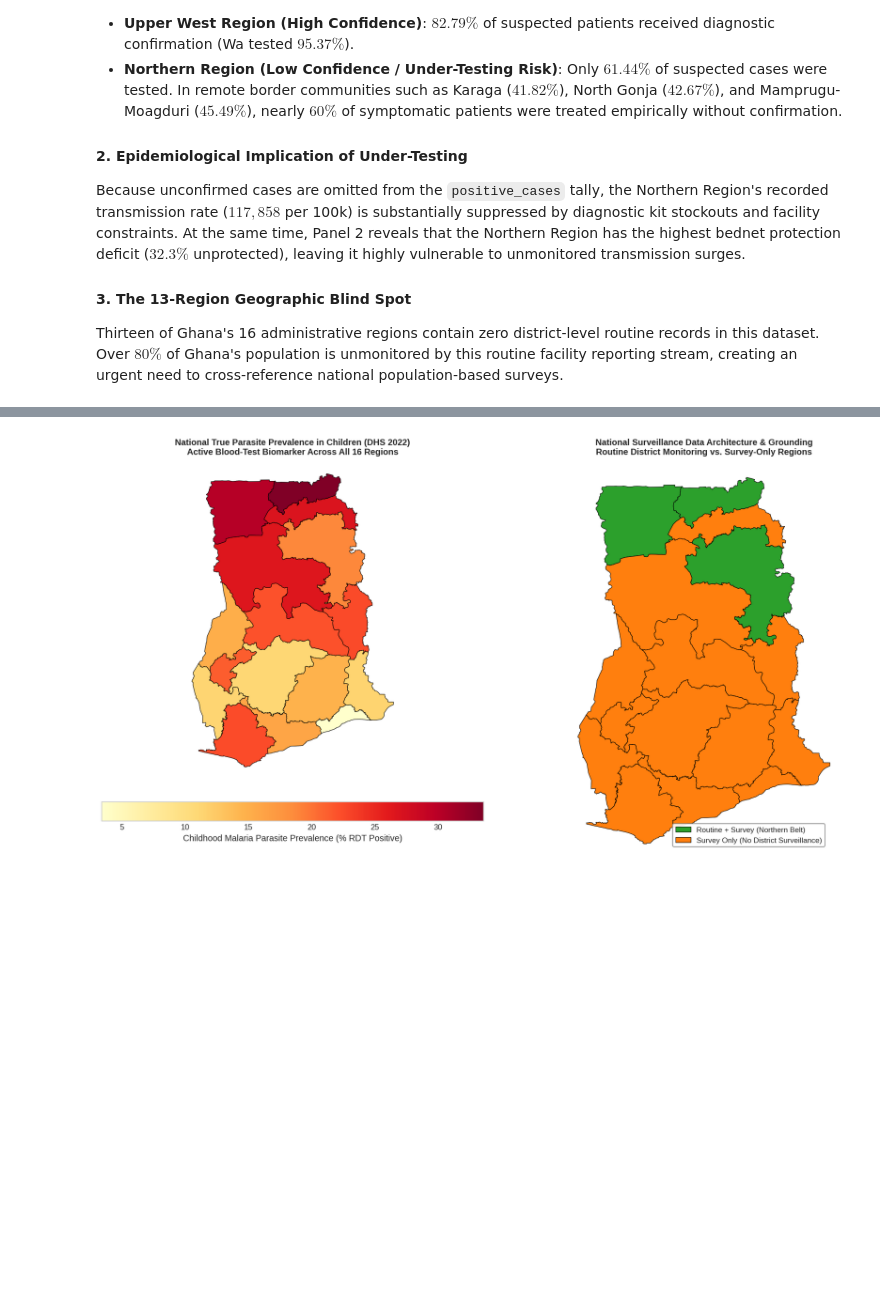
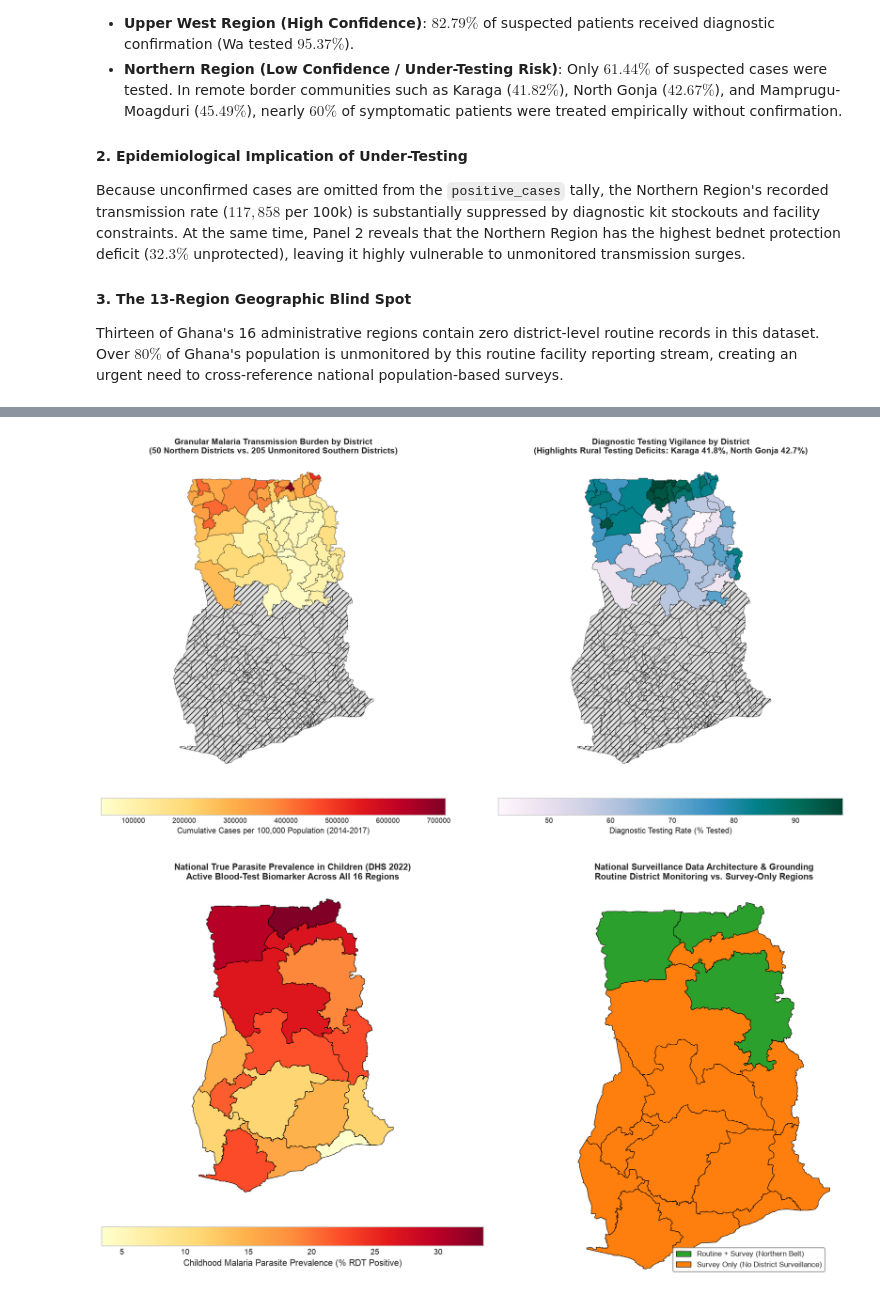
Before and after one commit to ASU-MICS-2028/mle-group-2-prosit-1, a Jupyter notebook: Prosit_1.ipynb, the cells around one changed output, grey strips where cells are left out. Saved outputs shown, nothing was run; the diff lists cells and outputs as text; code cells hidden in the pictures; blank space fills up the shorter version.

```diff
--- a/Prosit_1.ipynb
+++ b/Prosit_1.ipynb
@@ -80,9 +80,9 @@ $$\text{suspected\_cases} \ge \text{tested\_cases} \ge \text{positive\_cases}$$
 # ==============================================================================
 
 # Load the datasets
-df_district = pd.read_csv("ghana_district_cases.csv")
-df_mis = pd.read_csv("ghana_mis_sample.csv")
-df_region = pd.read_csv("ghana_region_malaria.csv")
+df_district = pd.read_csv("data/ghana_district_cases.csv")
+df_mis = pd.read_csv("data/ghana_mis_sample.csv")
+df_region = pd.read_csv("data/ghana_region_malaria.csv")
 
 # Print structural dimensions
 print("=== DATASET DIMENSIONS ===")
@@ -979,3 +921,71 @@ plt.show()
+# %%
+# ==============================================================================
+# THEME B — TASK B1 (PART 2): DISTRICT-LEVEL GRANULAR OPERATIONAL MAP(gha_admin2)
+# Programmatically matches the 50 northern surveillance districts to Admin 2
+# boundaries (region-restricted name normalization + 2018 reform crosswalk).
+# Panel 1: Granular transmission intensity by district (positive_per_100k).
+# Panel 2: Local diagnostic testing effort (% Tested) revealing rural dropouts.
+# ==============================================================================
+
+# 1. Load Admin 2 District Boundaries
+gdf2 = gpd.read_file("data/ghana_boundaries/gha_admin2.geojson")
+
+# 2. Name Crosswalk (reconciles 2014 CSV districts with 2018 GeoJSON boundaries)
+# Only the 5 post-2018 northern regions are eligible, so southern districts can never
+# be matched to a northern one. Districts split/renamed in the 2018 reform map to their
+# 2014 parent, so every child polygon inherits the parent district's values.
+NORTHERN_REGIONS = {'Northern', 'Savannah', 'Northern East', 'Upper East', 'Upper West'}
+REFORM_CROSSWALK = {
+    'Bolga East': 'Bolgatanga', 'Garu': 'Garu-Tempane', 'Tempane': 'Garu-Tempane',
+    'Bunkpurugu Nakpanduri': 'Bunkpurugu-Yunyoo', 'Yunyoo-Nasuan': 'Bunkpurugu-Yunyoo',
+    'Nanton': 'Savelugu-Nanton', 'Savelugu': 'Savelugu-Nanton', 'North East Gonja': 'East Gonja',
+    'Kasena Nankana East': 'Kasena-Nankana', 'Gushegu': 'Gushiegu', 'Sagnerigu': 'Sagnarigu',
+    'Tatale Sanguli': 'Tatale-Sangule',
+}
+
+def normalize_name(name):
+    return name.lower().replace(' municipal', '').replace(' metropolitan', '').replace('-', ' ').strip()
+
+csv_district_lookup = {normalize_name(d): d for d in df_district['district']}
+
+def match_district_name(row):
+    if row['adm1_name'] not in NORTHERN_REGIONS:
+        return None
+    name = REFORM_CROSSWALK.get(row['adm2_name'], row['adm2_name'])
+    return csv_district_lookup.get(normalize_name(name))
+
+gdf2['district'] = gdf2.apply(match_district_name, axis=1)
+missing = set(df_district['district']) - set(gdf2['district'].dropna())
+assert not missing, f"Unmatched CSV districts: {missing}"
+gdf2_district_map = gdf2.merge(df_district, on='district', how='left')
+
+# 3. Dual Granular District Visualization
+fig, axes = plt.subplots(1, 2, figsize=(17, 8.5))
+
+# --- Panel 1: Granular Transmission Burden by District ---
+gdf2_district_map.plot(
+    column='positive_per_100k', ax=axes[0], legend=True, cmap='YlOrRd',
+    edgecolor='black', linewidth=0.35,
+    legend_kwds={'label': 'Cumulative Cases per 100,000 Population (2014-2017)', 'orientation': 'horizontal', 'shrink': 0.75, 'pad': 0.05},
+    missing_kwds={'color': '#e0e0e0', 'hatch': '///', 'label': 'No District Data (205 Southern Districts)'}
+)
+axes[0].set_title('Granular Malaria Transmission Burden by District\n(50 Northern Districts vs. 205 Unmonitored Southern Districts)', fontsize=11.5, fontweight='bold')
+axes[0].axis('off')
+
+# --- Panel 2: Granular Diagnostic Testing Vigilance by District ---
+gdf2_district_map.plot(
+    column='test_rate', ax=axes[1], legend=True, cmap='PuBuGn',
+    edgecolor='black', linewidth=0.35,
+    legend_kwds={'label': 'Diagnostic Testing Rate (% Tested)', 'orientation': 'horizontal', 'shrink': 0.75, 'pad': 0.05},
+    missing_kwds={'color': '#e0e0e0', 'hatch': '///', 'label': 'No District Data (205 Southern Districts)'}
+)
+axes[1].set_title('Diagnostic Testing Vigilance by District\n(Highlights Rural Testing Deficits: Karaga 41.8%, North Gonja 42.7%)', fontsize=11.5, fontweight='bold')
+axes[1].axis('off')
+
+plt.tight_layout()
+plt.show()
+# %% [output]
+[figure, added]
 # %%
 # ==============================================================================
 # THEME B — TASK B1 (PART 3): NATIONAL 16-REGION EPIDEMIOLOGICAL BENCHMARK
```
Also changed, not shown: parts of 6 cells of this notebook, 14 other files.
